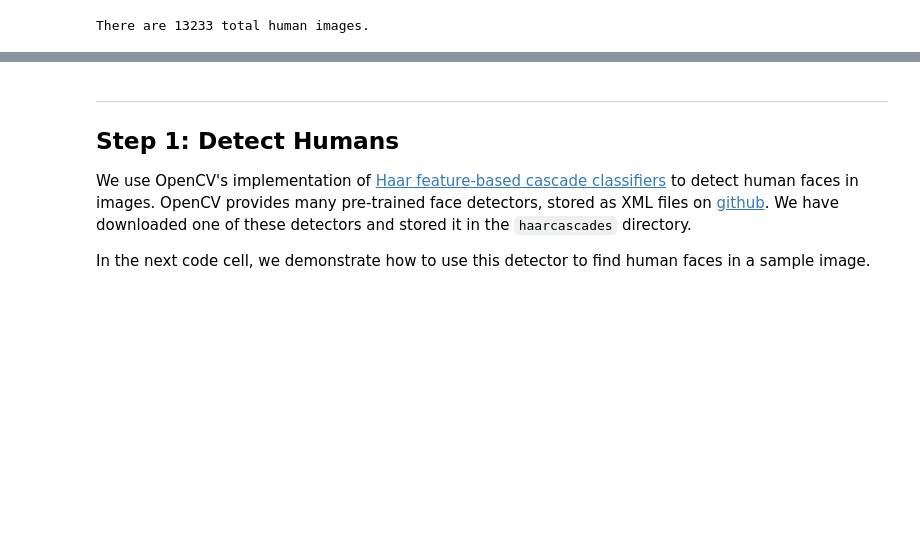
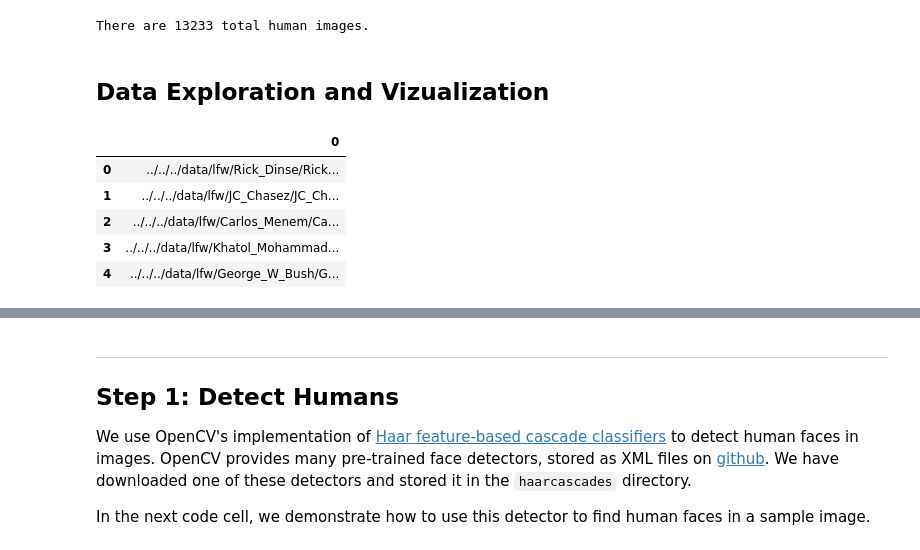
Before and after one commit to dmoreno757/capstone-DS-dog-breed, a Jupyter notebook: dog_app.ipynb, the cells around one changed output, grey strips where cells are left out. Cells and saved outputs as stored; diff of their text form; code cells hidden in the pictures; blank space fills up the shorter version.

```diff
--- a/dog_app.ipynb
+++ b/dog_app.ipynb
@@ -106,3 +109,16 @@ random.shuffle(human_files)
 print('There are %d total human images.' % len(human_files))
 # %% [output]
 There are 13233 total human images.
+# %% [markdown]
+## Data Exploration and Vizualization
+# %%
+dfHuman = pd.DataFrame(human_files)
+# %%
+dfHuman.head()
+# %% [output]
+|  | 0 |
+| 0 | ../../../data/lfw/Rick_Dinse/Rick... |
+| 1 | ../../../data/lfw/JC_Chasez/JC_Ch... |
+| 2 | ../../../data/lfw/Carlos_Menem/Ca... |
+| 3 | ../../../data/lfw/Khatol_Mohammad... |
+| 4 | ../../../data/lfw/George_W_Bush/G... |
```
Also changed, not shown: parts of 21 cells of this notebook.
